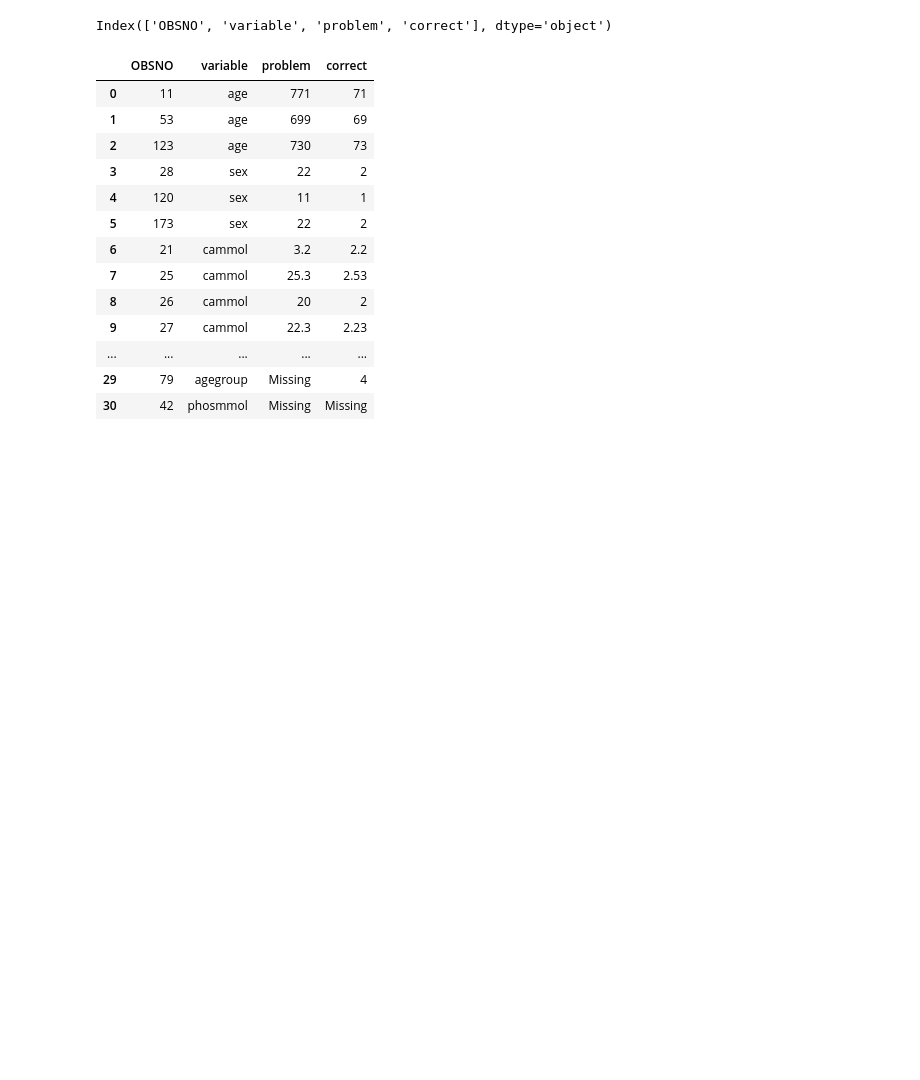
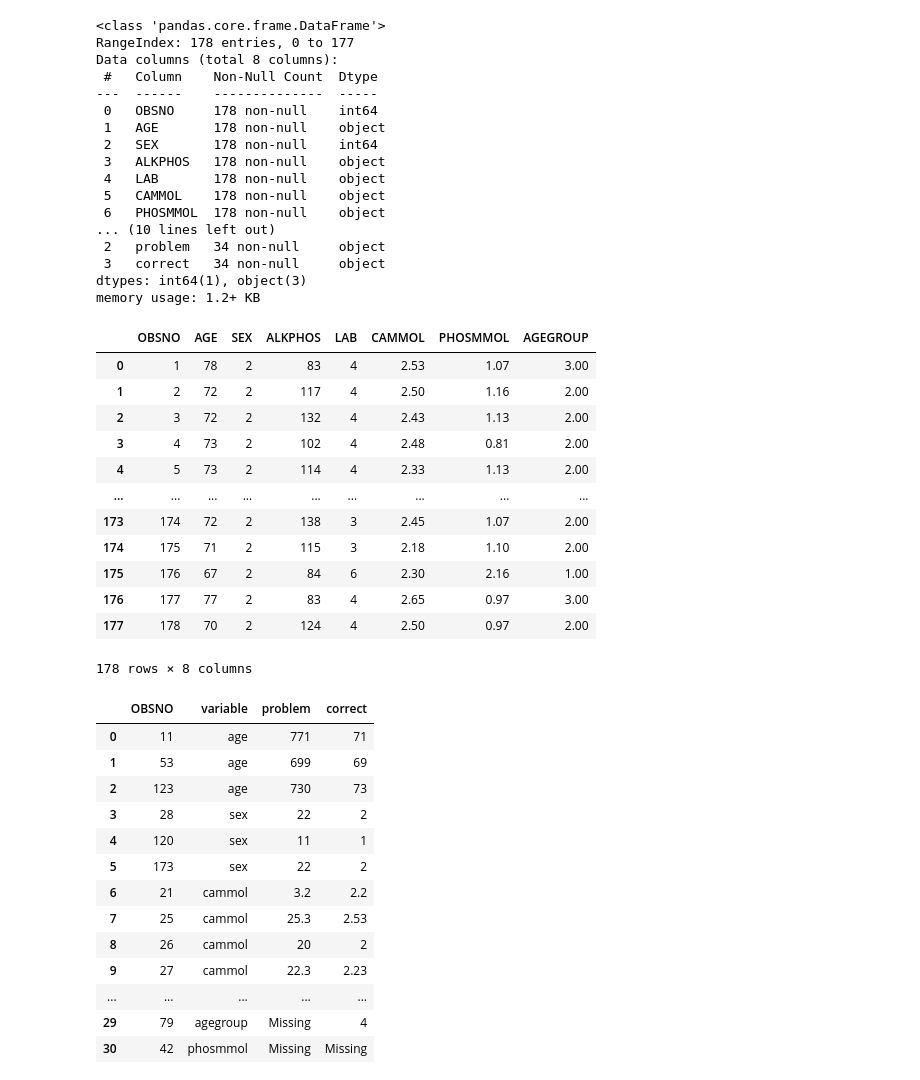
Before and after one commit to anoushkrit/assess, a Jupyter notebook: clean/clean.ipynb, the cells around one changed output. Cells and saved outputs as stored; diff of their text form; code cells hidden in the pictures; blank space fills up the shorter version.

```diff
--- a/clean/clean.ipynb
+++ b/clean/clean.ipynb
@@ -4,9 +4,41 @@ import numpy as np
 # %%
 calcium_df = pd.read_csv("calcium.csv")
 reference_df = pd.read_csv("calciumcorrect.csv")
-reference_df.columns
+calcium_df.info()
+reference_df.info()
+
+calcium_df
 # %% [output]
-Index(['OBSNO', 'variable', 'problem', 'correct'], dtype='object')
+<class 'pandas.core.frame.DataFrame'>
+RangeIndex: 178 entries, 0 to 177
+Data columns (total 8 columns):
+ #   Column    Non-Null Count  Dtype
+---  ------    --------------  -----
+ 0   OBSNO     178 non-null    int64
+ 1   AGE       178 non-null    object
+ 2   SEX       178 non-null    int64
+ 3   ALKPHOS   178 non-null    object
+ 4   LAB       178 non-null    object
+ 5   CAMMOL    178 non-null    object
+ 6   PHOSMMOL  178 non-null    object
+... (10 lines left out)
+ 2   problem   34 non-null     object
+ 3   correct   34 non-null     object
+dtypes: int64(1), object(3)
+memory usage: 1.2+ KB
+|  | OBSNO | AGE | SEX | ALKPHOS | LAB | CAMMOL | PHOSMMOL | AGEGROUP |
+| 0 | 1 | 78 | 2 | 83 | 4 | 2.53 | 1.07 | 3.00 |
+| 1 | 2 | 72 | 2 | 117 | 4 | 2.50 | 1.16 | 2.00 |
+| 2 | 3 | 72 | 2 | 132 | 4 | 2.43 | 1.13 | 2.00 |
+| 3 | 4 | 73 | 2 | 102 | 4 | 2.48 | 0.81 | 2.00 |
+| 4 | 5 | 73 | 2 | 114 | 4 | 2.33 | 1.13 | 2.00 |
+| ... | ... | ... | ... | ... | ... | ... | ... | ... |
+| 173 | 174 | 72 | 2 | 138 | 3 | 2.45 | 1.07 | 2.00 |
+| 174 | 175 | 71 | 2 | 115 | 3 | 2.18 | 1.10 | 2.00 |
+| 175 | 176 | 67 | 2 | 84 | 6 | 2.30 | 2.16 | 1.00 |
+| 176 | 177 | 77 | 2 | 83 | 4 | 2.65 | 0.97 | 3.00 |
+| 177 | 178 | 70 | 2 | 124 | 4 | 2.50 | 0.97 | 2.00 |
+178 rows × 8 columns
 # %%
 # Removing key errors
 
```
Also changed, not shown: parts of 7 cells of this notebook, 3 other files.
